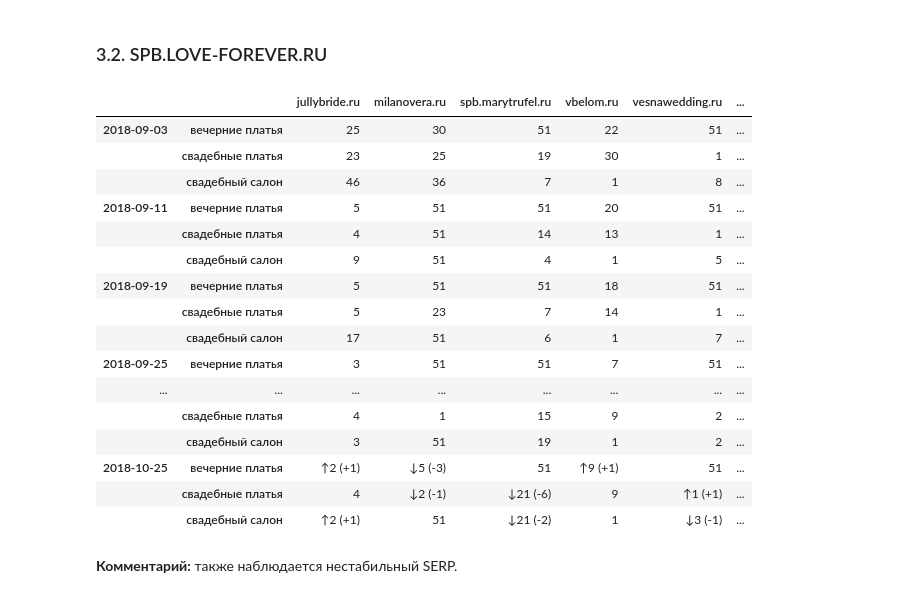
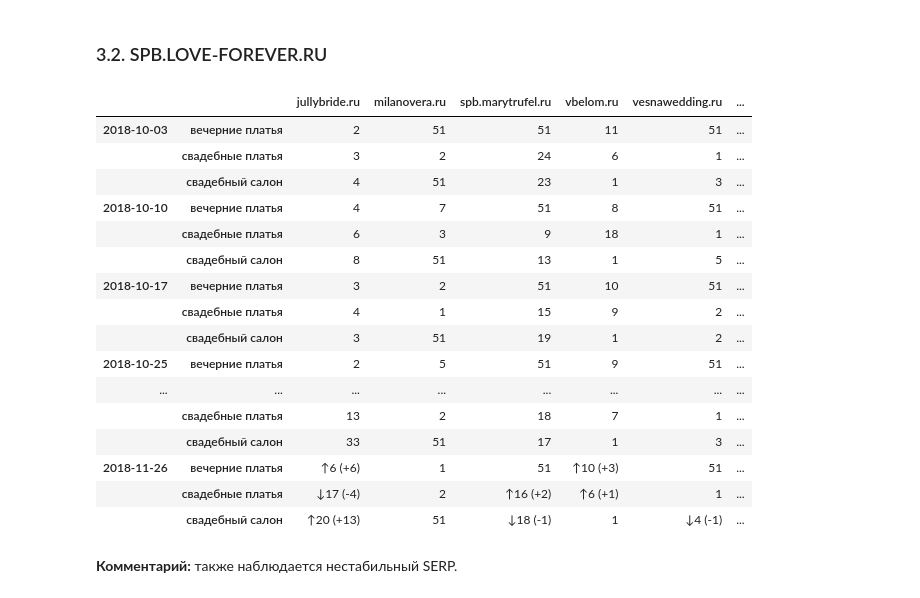
Before and after one commit to salon-love-forever/reports, a Jupyter notebook: salon-love-forever.ru.ipynb, the cells around one changed output. Cells and saved outputs as stored; diff of their text form; code cells hidden in the pictures.

```diff
--- a/salon-love-forever.ru.ipynb
+++ b/salon-love-forever.ru.ipynb
@@ -254,26 +265,26 @@ cols.append(cols.pop(indx))
 # %%
 positions['spb'] = positions['spb'].fillna(51).applymap(lambda x: int(x))
 # change_positions(positions['spb'][cols].loc[(slice('2018-01','2018-02'), All), All].unstack().resample('W',
 # kind='period').mean().applymap(lambda x: round(x)).stack())
-change_positions(positions['spb'][cols].loc[(slice('2018-09','2018-10'), All), All]) # .loc[['201707', '201711'], :]
+change_positions(positions['spb'][cols].loc[(slice('2018-10','2018-11'), All), All]) # .loc[['201707', '201711'], :]
 # %% [output]
 |  |  | jullybride.ru | milanovera.ru | spb.marytrufel.ru | vbelom.ru | vesnawedding.ru | ... |
-| 2018-09-03 | вечерние платья | 25 | 30 | 51 | 22 | 51 | ... |
-|  | свадебные платья | 23 | 25 | 19 | 30 | 1 | ... |
-|  | свадебный салон | 46 | 36 | 7 | 1 | 8 | ... |
-| 2018-09-11 | вечерние платья | 5 | 51 | 51 | 20 | 51 | ... |
-|  | свадебные платья | 4 | 51 | 14 | 13 | 1 | ... |
-|  | свадебный салон | 9 | 51 | 4 | 1 | 5 | ... |
-| 2018-09-19 | вечерние платья | 5 | 51 | 51 | 18 | 51 | ... |
-|  | свадебные платья | 5 | 23 | 7 | 14 | 1 | ... |
-|  | свадебный салон | 17 | 51 | 6 | 1 | 7 | ... |
-| 2018-09-25 | вечерние платья | 3 | 51 | 51 | 7 | 51 | ... |
-| ... | ... | ... | ... | ... | ... | ... | ... |
+| 2018-10-03 | вечерние платья | 2 | 51 | 51 | 11 | 51 | ... |
+|  | свадебные платья | 3 | 2 | 24 | 6 | 1 | ... |
+|  | свадебный салон | 4 | 51 | 23 | 1 | 3 | ... |
+| 2018-10-10 | вечерние платья | 4 | 7 | 51 | 8 | 51 | ... |
+|  | свадебные платья | 6 | 3 | 9 | 18 | 1 | ... |
+|  | свадебный салон | 8 | 51 | 13 | 1 | 5 | ... |
+| 2018-10-17 | вечерние платья | 3 | 2 | 51 | 10 | 51 | ... |
 |  | свадебные платья | 4 | 1 | 15 | 9 | 2 | ... |
 |  | свадебный салон | 3 | 51 | 19 | 1 | 2 | ... |
-| 2018-10-25 | вечерние платья | ↑2 (+1) | ↓5 (-3) | 51 | ↑9 (+1) | 51 | ... |
-|  | свадебные платья | 4 | ↓2 (-1) | ↓21 (-6) | 9 | ↑1 (+1) | ... |
-|  | свадебный салон | ↑2 (+1) | 51 | ↓21 (-2) | 1 | ↓3 (-1) | ... |
+| 2018-10-25 | вечерние платья | 2 | 5 | 51 | 9 | 51 | ... |
+| ... | ... | ... | ... | ... | ... | ... | ... |
+|  | свадебные платья | 13 | 2 | 18 | 7 | 1 | ... |
+|  | свадебный салон | 33 | 51 | 17 | 1 | 3 | ... |
+| 2018-11-26 | вечерние платья | ↑6 (+6) | 1 | 51 | ↑10 (+3) | 51 | ... |
+|  | свадебные платья | ↓17 (-4) | 2 | ↑16 (+2) | ↑6 (+1) | 1 | ... |
+|  | свадебный салон | ↑20 (+13) | 51 | ↓18 (-1) | 1 | ↓4 (-1) | ... |
 # %% [markdown]
 **Комментарий:** также наблюдается нестабильный SERP.
 # %% [markdown]
```
Also changed, not shown: parts of 12 cells of this notebook.
